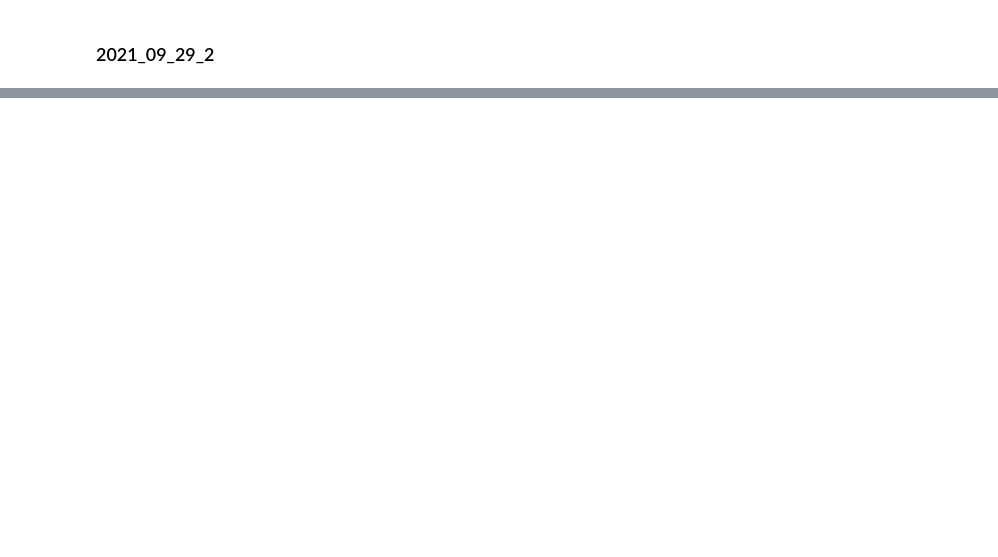
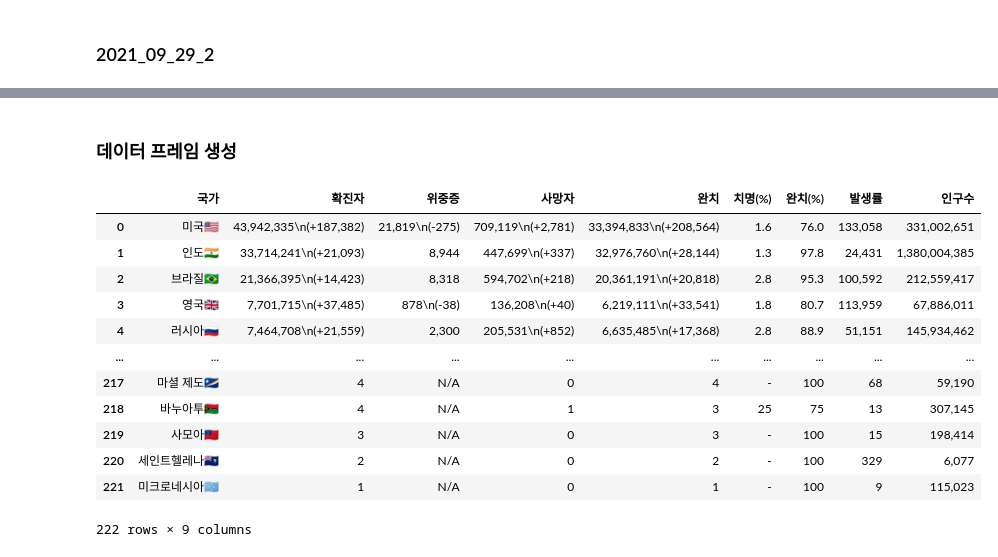
Before and after one commit to city1616/LikeLion_AI_SCHOOL_13th, a Jupyter notebook: 02. 웹과 Github 기본/06_python_library/06_corona_analysis/01_corona_analysis.ipynb, the cells around one changed output, grey strips where cells are left out. Saved outputs shown, nothing was run; the diff lists cells and outputs as text; code cells hidden in the pictures; blank space fills up the shorter version.

Commit message:
corona data 분석 추가

```diff
--- a/02. 웹과 Github 기본/06_python_library/06_corona_analysis/01_corona_analysis.ipynb
+++ b/02. 웹과 Github 기본/06_python_library/06_corona_analysis/01_corona_analysis.ipynb
@@ -12,0 +49,3 @@ Current browser version is 94.0.4606.61 with binary path /Applications/Google Ch
+# %%
+sel_country = driver.find_elements_by_xpath('//*[@id="country-table"]/div/div/table/tbody/tr/td[2]')
+len(sel_country)
@@ -12,0 +54,3 @@ Current browser version is 94.0.4606.61 with binary path /Applications/Google Ch
+# %%
+for one in sel_country:
+    print(one.text)
@@ -12,0 +98,19 @@ Current browser version is 94.0.4606.61 with binary path /Applications/Google Ch
+# %%
+all_data = []
+for i in range(2, 11):
+    tmp = '//*[@id="country-table"]/div/div/table/tbody/tr/td[{}]'.format(i)
+    # print(tmp)
+    sel_ele = driver.find_elements_by_xpath(tmp)
+
+
+    column_data = []
+    for one in sel_ele:
+        # print(one.text)
+        column_data.append(one.text)
+
+    print( len(sel_ele) )
+    all_data.append(column_data)
+    print(column_data)
+    print()
+
+all_data
@@ -12,0 +165,32 @@ Current browser version is 94.0.4606.61 with binary path /Applications/Google Ch
+# %% [markdown]
+### 데이터 프레임 생성
+# %%
+import pandas as pd
+
+dict_dat = { "국가":all_data[0],
+             "확진자":all_data[1],
+             "위중증":all_data[2],
+             "사망자":all_data[3],
+             "완치":all_data[4],
+             "치명(%)":all_data[5],
+             "완치(%)":all_data[6],
+             "발생률":all_data[7],
+             "인구수":all_data[8]
+           }
+
+corona_df = pd.DataFrame(dict_dat)
+corona_df
+# %% [output]
+|  | 국가 | 확진자 | 위중증 | 사망자 | 완치 | 치명(%) | 완치(%) | 발생률 | 인구수 |
+| 0 | 미국🇺🇸 | 43,942,335\n(+187,382) | 21,819\n(-275) | 709,119\n(+2,781) | 33,394,833\n(+208,564) | 1.6 | 76.0 | 133,058 | 331,002,651 |
+| 1 | 인도🇮🇳 | 33,714,241\n(+21,093) | 8,944 | 447,699\n(+337) | 32,976,760\n(+28,144) | 1.3 | 97.8 | 24,431 | 1,380,004,385 |
+| 2 | 브라질🇧🇷 | 21,366,395\n(+14,423) | 8,318 | 594,702\n(+218) | 20,361,191\n(+20,818) | 2.8 | 95.3 | 100,592 | 212,559,417 |
+| 3 | 영국🇬🇧 | 7,701,715\n(+37,485) | 878\n(-38) | 136,208\n(+40) | 6,219,111\n(+33,541) | 1.8 | 80.7 | 113,959 | 67,886,011 |
+| 4 | 러시아🇷🇺 | 7,464,708\n(+21,559) | 2,300 | 205,531\n(+852) | 6,635,485\n(+17,368) | 2.8 | 88.9 | 51,151 | 145,934,462 |
+| ... | ... | ... | ... | ... | ... | ... | ... | ... | ... |
+| 217 | 마셜 제도🇲🇭 | 4 | N/A | 0 | 4 | - | 100 | 68 | 59,190 |
+| 218 | 바누아투🇻🇺 | 4 | N/A | 1 | 3 | 25 | 75 | 13 | 307,145 |
+| 219 | 사모아🇼🇸 | 3 | N/A | 0 | 3 | - | 100 | 15 | 198,414 |
+| 220 | 세인트헬레나🇸🇭 | 2 | N/A | 0 | 2 | - | 100 | 329 | 6,077 |
+| 221 | 미크로네시아🇫🇲 | 1 | N/A | 0 | 1 | - | 100 | 9 | 115,023 |
+222 rows × 9 columns
```
Also changed, not shown: parts of 27 cells of this notebook.
